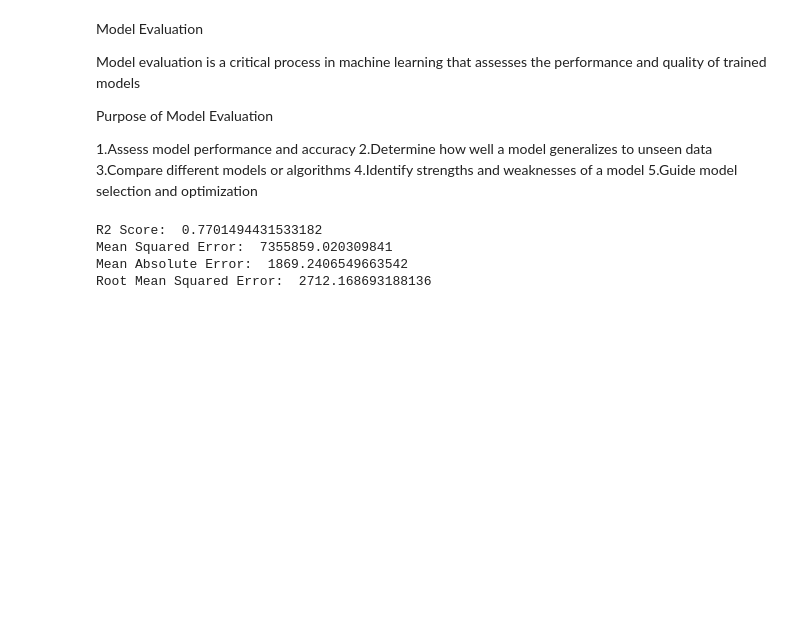
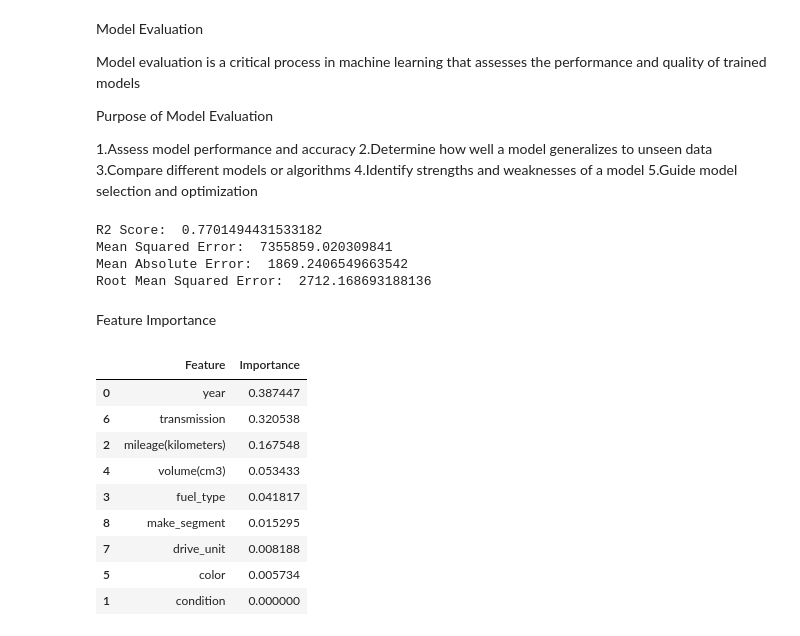
Before and after one commit to amithkm9/ML-PROJECTS, a Jupyter notebook: bangalore_car_price_prediction/main.ipynb, the cells around one changed output. Cells and saved outputs as stored; diff of their text form; code cells hidden in the pictures; blank space fills up the shorter version.

```diff
--- a/bangalore_car_price_prediction/main.ipynb
+++ b/bangalore_car_price_prediction/main.ipynb
@@ -512,3 +512,20 @@ R2 Score:  0.7701494431533182
 Mean Squared Error:  7355859.020309841
 Mean Absolute Error:  1869.2406549663542
 Root Mean Squared Error:  2712.168693188136
+# %% [markdown]
+Feature Importance
+# %%
+feat_df = pd.DataFrame({'Feature': x_train.columns, 'Importance': dtr.feature_importances_})
+feat_df = feat_df.sort_values(by='Importance', ascending=False)
+feat_df
+# %% [output]
+|  | Feature | Importance |
+| 0 | year | 0.387447 |
+| 6 | transmission | 0.320538 |
+| 2 | mileage(kilometers) | 0.167548 |
+| 4 | volume(cm3) | 0.053433 |
+| 3 | fuel_type | 0.041817 |
+| 8 | make_segment | 0.015295 |
+| 7 | drive_unit | 0.008188 |
+| 5 | color | 0.005734 |
+| 1 | condition | 0.000000 |
```
Also changed, not shown: parts of 14 cells of this notebook.
